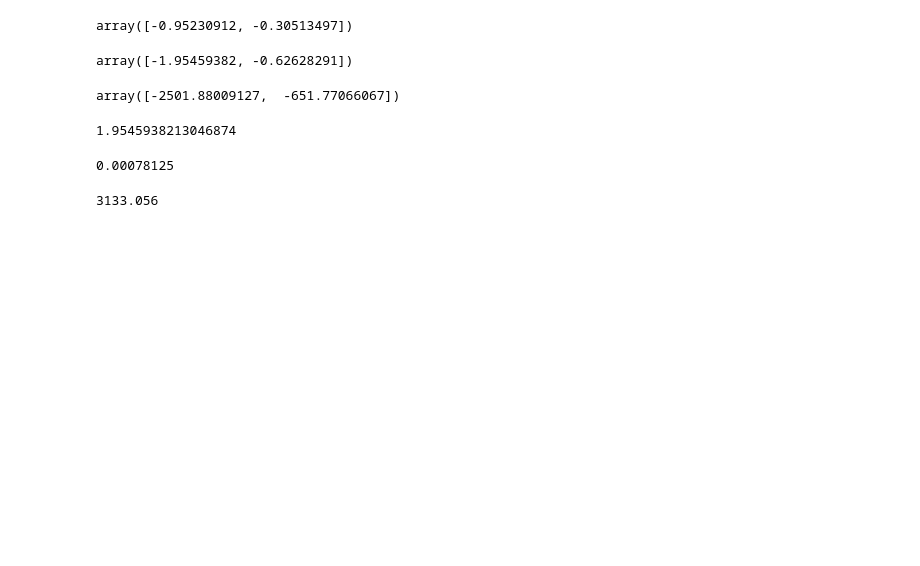
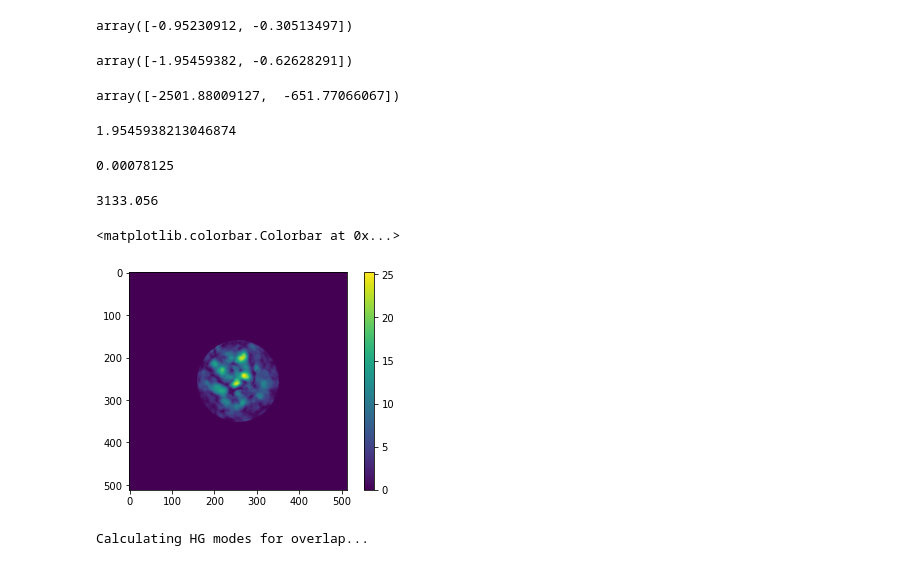
Before and after one commit to LennyHirsch/optical_turbulence_python, a Jupyter notebook: jupyter_scripts/svd__modes_test/tst_1.ipynb, the cells around one changed output. Drawn from its saved outputs; the diff is of its cells as text; code cells hidden in the pictures; blank space fills up the shorter version.

```diff
--- a/jupyter_scripts/svd__modes_test/tst_1.ipynb
+++ b/jupyter_scripts/svd__modes_test/tst_1.ipynb
@@ -621,3 +626,23 @@ pixel_width
 2.4477 / pixel_width
 # %% [output]
 3133.056
+# %%
+tmp  = np.load('/Users/ultandaly/Library/CloudStorage/OneDrive-UniversityofGlasgow/Projects/python_simulation/svd_scripts/data/20230424/D_r0_10/process_screensv010/screens_0_024.npy')
+plt.imshow(np.abs(tmp[9]))
+plt.colorbar()
+# %% [output]
+<matplotlib.colorbar.Colorbar at 0x...>
+[figure, added]
+# %%
+
+hg_decomp = np.load('/Users/ultandaly/Library/CloudStorage/OneDrive-UniversityofGlasgow/Projects/python_simulation/svd_scripts/data/20230424/D_r0_10/process_screensv010/hg_decomp_0_024.npy')
+
+reconstruct = np.zeros((15, 512, 512), dtype = np.complex128)
+
+md = svd_funcs.generate_hg_modes(5, 512, 0.4, 1.55e-6, 0.024)
+
+for i in range(15):
+    for j in range(15):
+        reconstruct[i] += hg_decomp[i, j]*md[j]
+# %% [output]
+Calculating HG modes for overlap...
```
Also changed, not shown: parts of 13 cells of this notebook, 10 other files.
